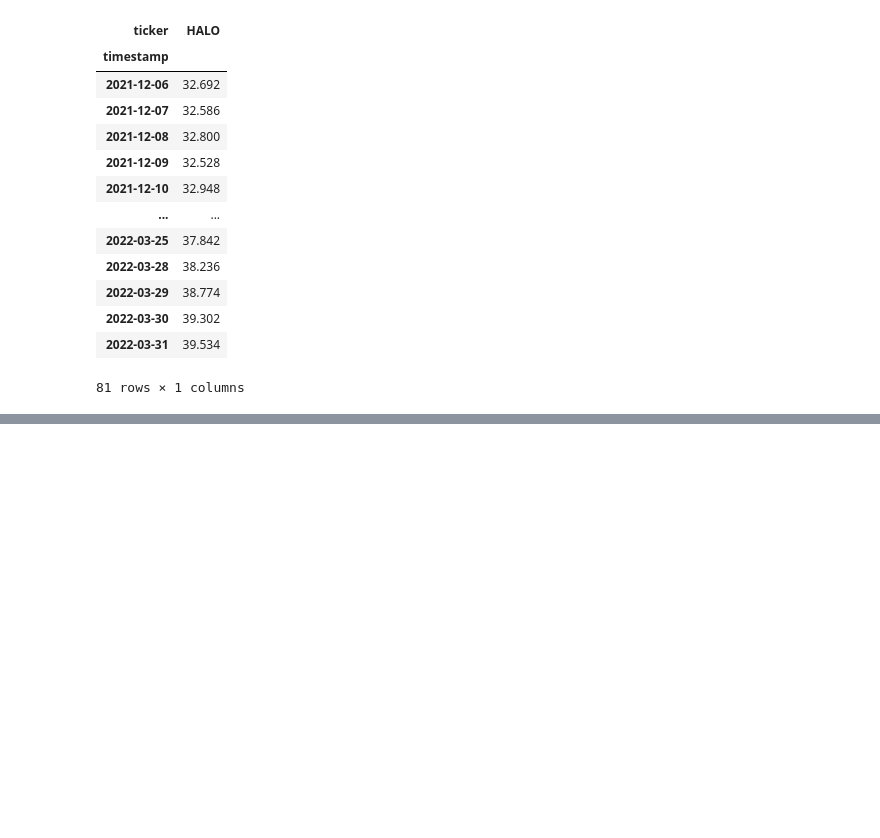
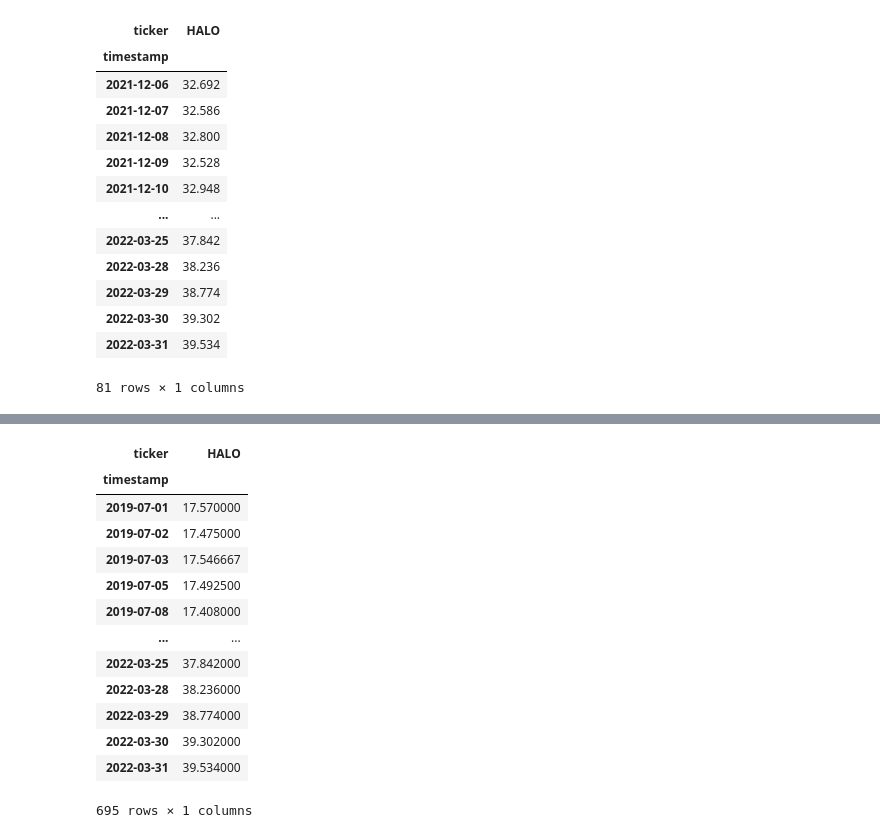
Before and after one commit to alonergan/StockApp, a Jupyter notebook: Algorithm/basic_lstm_no_clusters.ipynb, the cells around one changed output, grey strips where cells are left out. Drawn from its saved outputs; the diff is of its cells as text; code cells hidden in the pictures; blank space fills up the shorter version.

```diff
--- a/Algorithm/basic_lstm_no_clusters.ipynb
+++ b/Algorithm/basic_lstm_no_clusters.ipynb
@@ -61,7 +63,7 @@ df = pd.read_csv("aa_daily_data.csv")
 # df = df[df['ticker'].isin(['ACHC', 'AEE', 'HCKT', 'HALO', 'MA'])]
 
 # for testing, only use 1 stocks
-df = df[df['ticker'].isin(['HALO'])]
+df = df[df['ticker'].isin(['UE'])]
 
 df = convert_and_cut_date(df, TRAIN_START, TEST_END)
 
@@ -219,3 +211,20 @@ test_date
+# %%
+df_smoothed
+# %% [output]
+| ticker | HALO |
+| timestamp |  |
+| 2019-07-01 | 17.570000 |
+| 2019-07-02 | 17.475000 |
+| 2019-07-03 | 17.546667 |
+| 2019-07-05 | 17.492500 |
+| 2019-07-08 | 17.408000 |
+| ... | ... |
+| 2022-03-25 | 37.842000 |
+| 2022-03-28 | 38.236000 |
+| 2022-03-29 | 38.774000 |
+| 2022-03-30 | 39.302000 |
+| 2022-03-31 | 39.534000 |
+695 rows × 1 columns
 # %%
 # cool, now we have to move the window and retrain the model for each test day in the test window,
 # then compute signals and returns for each day.
```
Also changed, not shown: parts of 10 cells of this notebook, 4 other files.
